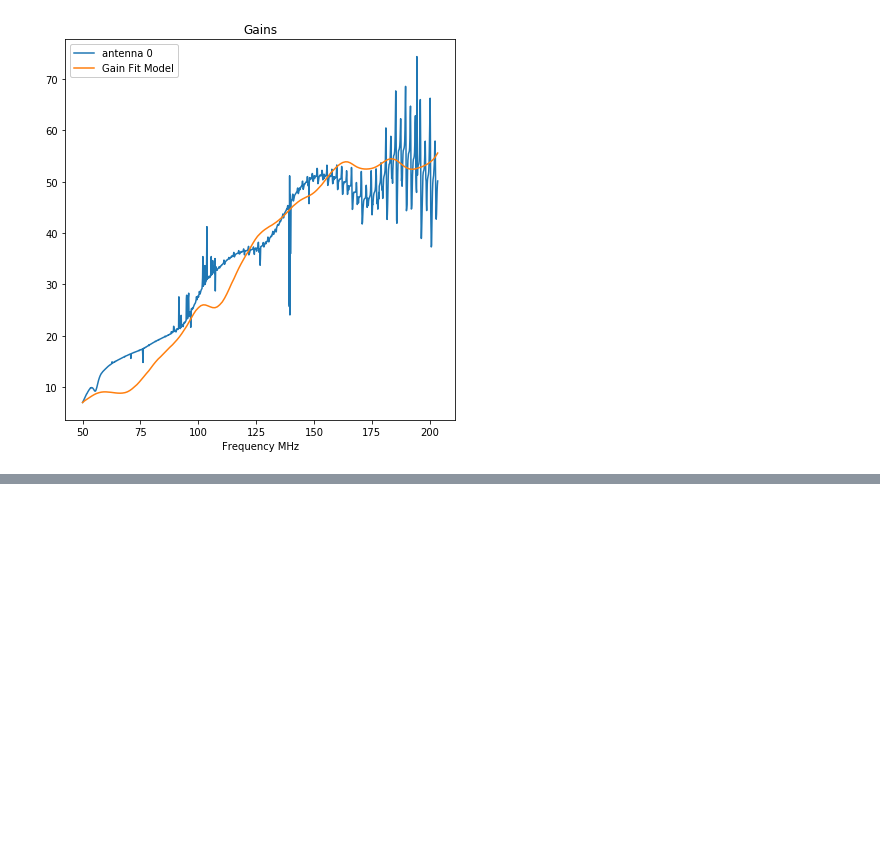
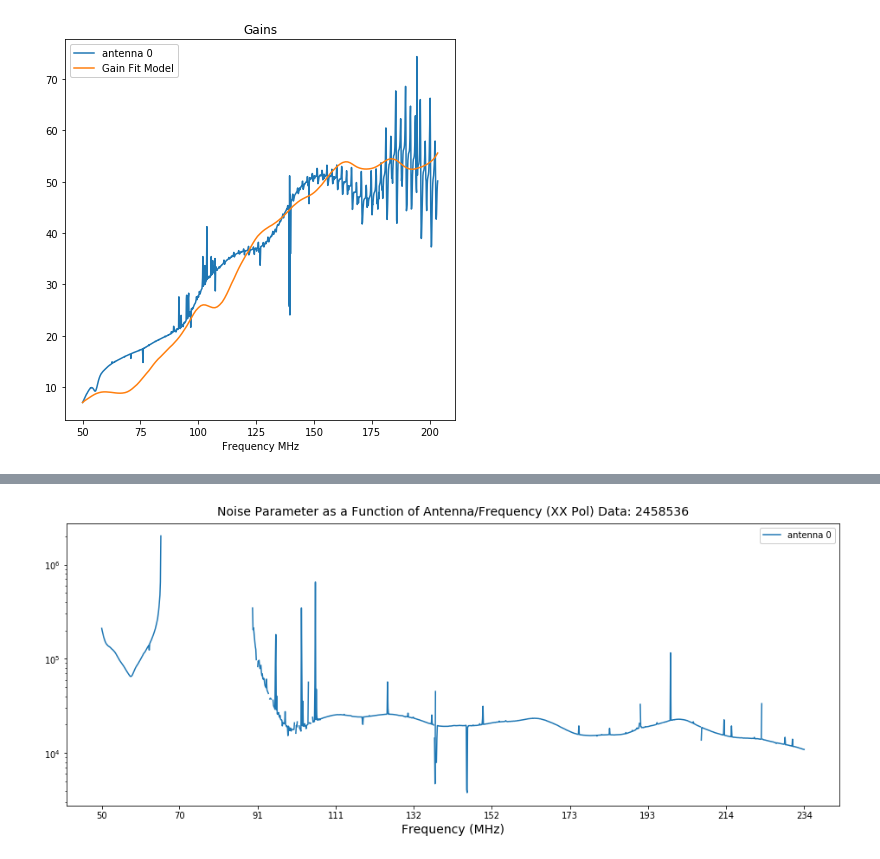
Before and after one commit to dannyjacobs/asu_hera, a Jupyter notebook: system_temp/HERA_Tsys_low_band.ipynb, the cells around one changed output, grey strips where cells are left out. Cells and saved outputs as stored; diff of their text form; code cells hidden in the pictures; blank space fills up the shorter version.

```diff
--- a/system_temp/HERA_Tsys_low_band.ipynb
+++ b/system_temp/HERA_Tsys_low_band.ipynb
@@ -1222,0 +1293,18 @@ plt.show()
+# %%
+plt.figure(figsize = (16,6))
+plt.plot(data_8536.Trxr[(0,'E')]*data_8536.gains[(0,'E')],label='antenna 0')
+#plt.ylim([0,3e5])
+#plt.ylim([0,3e3])
+plt.yscale('log')
+
+plt.legend(loc = 'best', framealpha = 1)
+
+x_ticks = np.linspace(0,1509,num=10,dtype=int)
+plt.xticks(x_ticks,(np.around(data_8536.uv.freq_array[0,x_ticks]*1e-6)).astype(int))
+
+plt.title('Noise Parameter as a Function of Antenna/Frequency (XX Pol) Data: 2458536',size=14,verticalalignment='bottom')
+plt.xlabel('Frequency (MHz)',size=14)
+
+plt.show()
+# %% [output]
+[figure, added]
```
Also changed, not shown: parts of 12 cells of this notebook, 1 other file.
